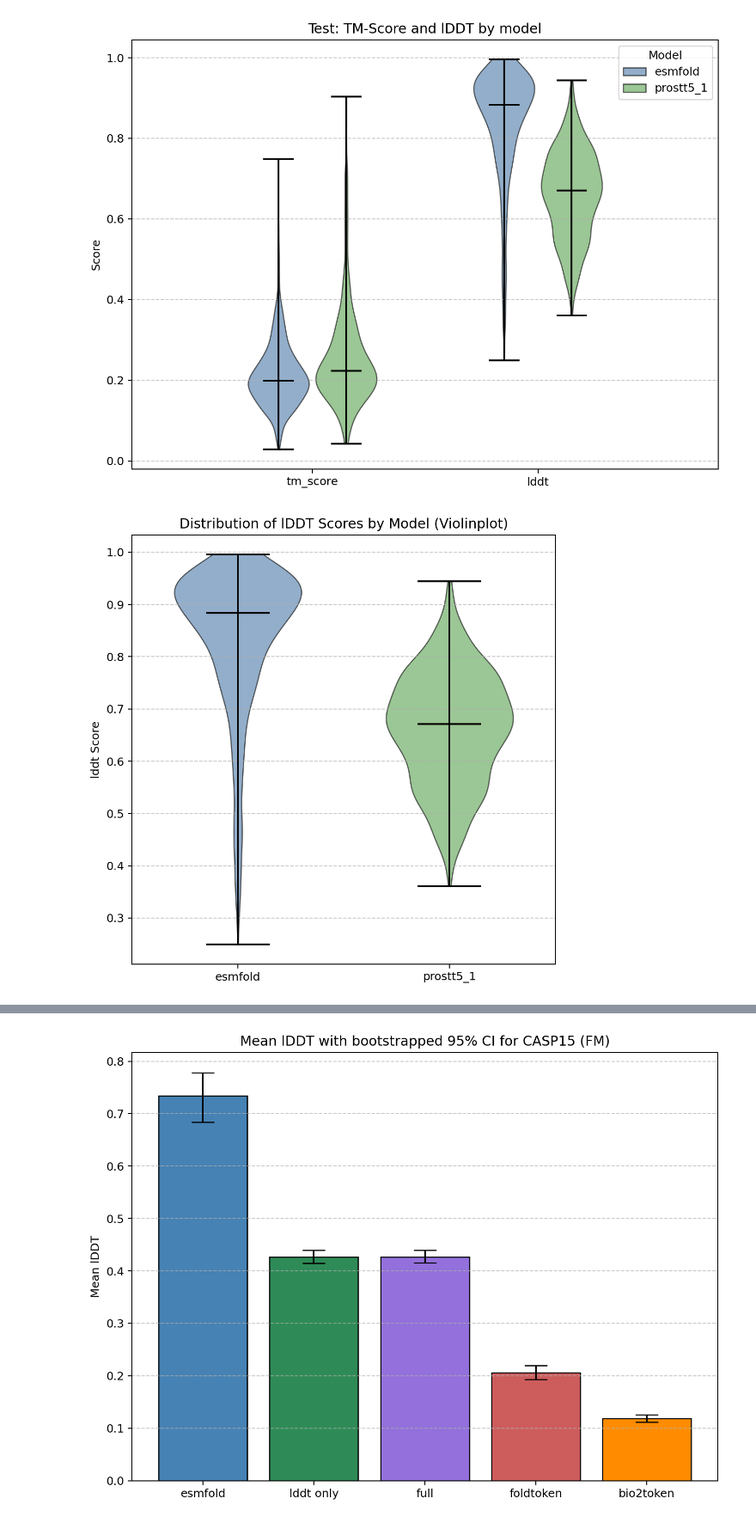
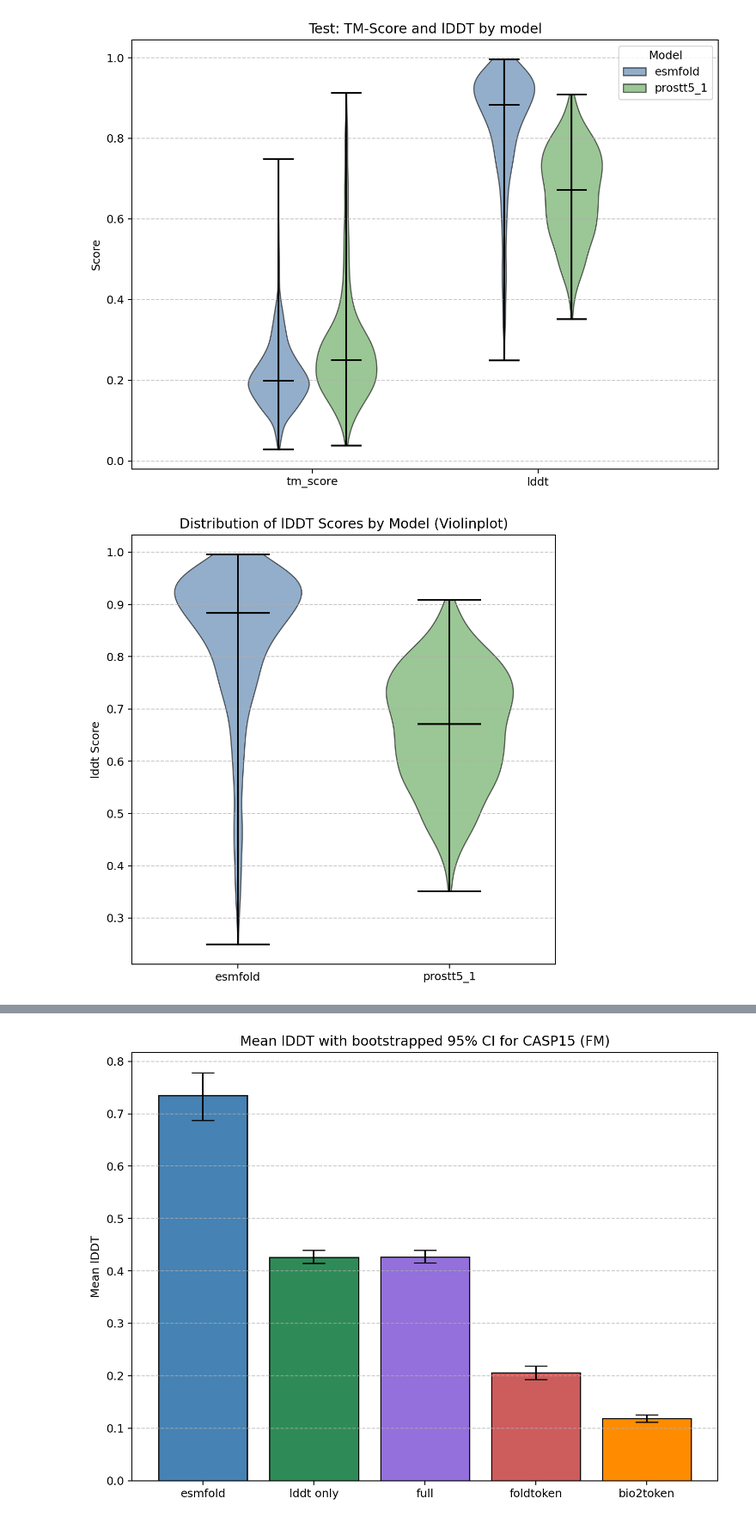
Before and after one commit to BetelgeuseBugFixer/MaPra2025, a Jupyter notebook: benchmark/benchmark.ipynb, the cells around one changed output, grey strips where cells are left out. Shown at 86% size. Cells and saved outputs as stored; diff of their text form; code cells hidden in the pictures.

Commit message:
updated plots

```diff
--- a/benchmark/benchmark.ipynb
+++ b/benchmark/benchmark.ipynb
@@ -33,8 +33,8 @@ esmfold_casp = pd.read_csv("benchmark_data/ESMFold_casp/ESMFold_casp_scores.csv"
 esmfold_test = pd.read_csv("benchmark_data/ESMFold_test/ESMFold_test_scores.csv")
 
 # prostt5 finalfinal model
-prostt5_casp_1 = pd.read_csv("benchmark_data/0_final/prostt5_1_casp/prostt5_1_casp_scores.csv")
-prostt5_test_1 = pd.read_csv("benchmark_data/0_final/prostt5_1_test/prostt5_1_test_scores.csv")
+prostt5_casp_1 = pd.read_csv("benchmark_data/2_final/prostt5_2_casp/prostt5_2_casp_scores.csv")
+prostt5_test_1 = pd.read_csv("benchmark_data/2_final/prostt5_2_test/prostt5_2_test_scores.csv")
 
 # prostt5_casp_2 = pd.read_csv("prostt5_2_casp/prostt5_2_casp_scores.csv")
 # prostt5_test_2 = pd.read_csv("benchmark_data/prostt5_2_test/prostt5_2_test_scores.csv")
@@ -243,4 +243,16 @@ plot_scores(
     out_path="plots/final/violin_test_lddt.png",
     title="Distribution of lDDT Scores by Model (Violinplot)"
 )
+
+plot_scores(
+    metrics=['lddt'],
+    dfs=test_dfs,
+    model_names=test_names,
+    kind="violin",
+    layout="single_metric",
+    single_metric_name='lddt',
+    fig=(6,6),
+    out_path="plots/final/violin_test_lddt.png",
+    title="Distribution of lDDT Scores by Model for Test set"
+)
 # %% [output]
@@ -249,2 +261,2 @@ plot_scores(
-[figure, old version]
+[figure, new version]
-[figure, old version]
+[figure, new version]
```
Also changed, not shown: parts of 2 cells of this notebook, 22 other files.
